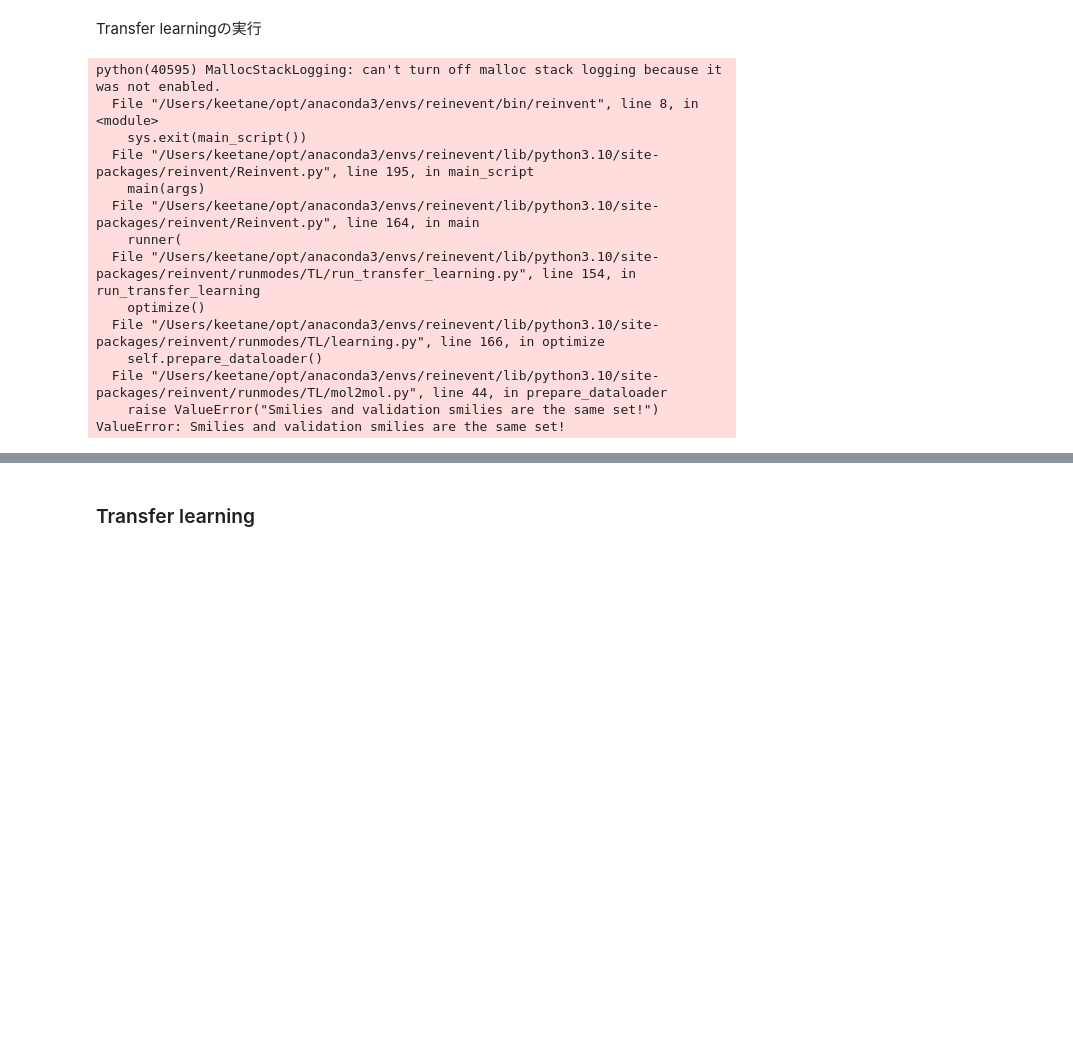
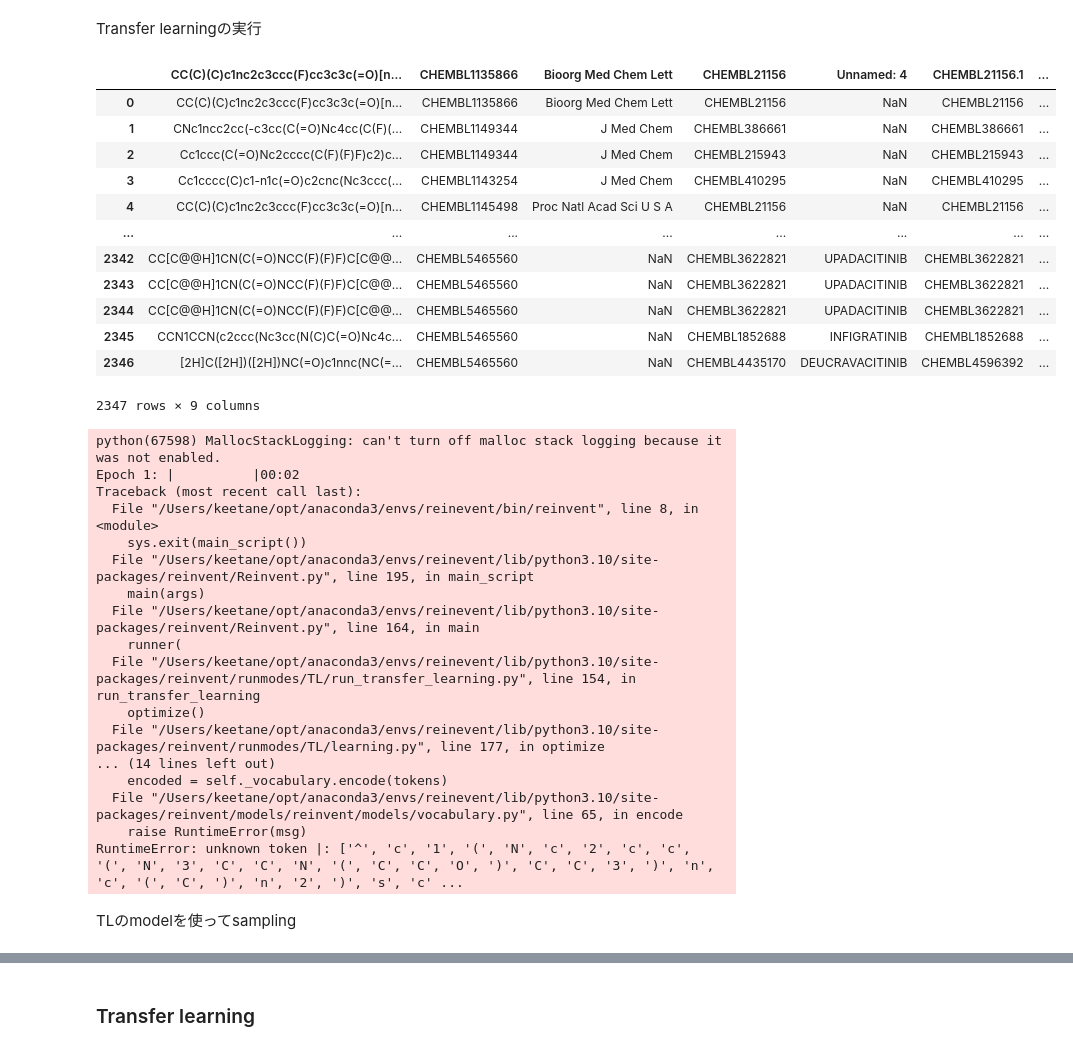
Before and after one commit to keetane/infomatics, a Jupyter notebook: reinvent4.ipynb, the cells around one changed output, grey strips where cells are left out. Cells and saved outputs as stored; diff of their text form; code cells hidden in the pictures; blank space fills up the shorter version.

```diff
--- a/reinvent4.ipynb
+++ b/reinvent4.ipynb
@@ -432,10 +444,28 @@ def TL(model=mol2mol_scaffold_generic, smiles_file=None, device="mps", show=Fals
         return img
 # %% [markdown]
 Transfer learningの実行
+# %%
+pd.read_csv(f'{input}/tyk2.smi', sep='\t')
+# %% [output]
+|  | CC(C)(C)c1nc2c3ccc(F)cc3c3c(=O)[n... | CHEMBL1135866 | Bioorg Med Chem Lett | CHEMBL21156 | Unnamed: 4 | CHEMBL21156.1 | ... |
+| 0 | CC(C)(C)c1nc2c3ccc(F)cc3c3c(=O)[n... | CHEMBL1135866 | Bioorg Med Chem Lett | CHEMBL21156 | NaN | CHEMBL21156 | ... |
+| 1 | CNc1ncc2cc(-c3cc(C(=O)Nc4cc(C(F)(... | CHEMBL1149344 | J Med Chem | CHEMBL386661 | NaN | CHEMBL386661 | ... |
+| 2 | Cc1ccc(C(=O)Nc2cccc(C(F)(F)F)c2)c... | CHEMBL1149344 | J Med Chem | CHEMBL215943 | NaN | CHEMBL215943 | ... |
+| 3 | Cc1cccc(C)c1-n1c(=O)c2cnc(Nc3ccc(... | CHEMBL1143254 | J Med Chem | CHEMBL410295 | NaN | CHEMBL410295 | ... |
+| 4 | CC(C)(C)c1nc2c3ccc(F)cc3c3c(=O)[n... | CHEMBL1145498 | Proc Natl Acad Sci U S A | CHEMBL21156 | NaN | CHEMBL21156 | ... |
+| ... | ... | ... | ... | ... | ... | ... | ... |
+| 2342 | CC[C@@H]1CN(C(=O)NCC(F)(F)F)C[C@@... | CHEMBL5465560 | NaN | CHEMBL3622821 | UPADACITINIB | CHEMBL3622821 | ... |
+| 2343 | CC[C@@H]1CN(C(=O)NCC(F)(F)F)C[C@@... | CHEMBL5465560 | NaN | CHEMBL3622821 | UPADACITINIB | CHEMBL3622821 | ... |
+| 2344 | CC[C@@H]1CN(C(=O)NCC(F)(F)F)C[C@@... | CHEMBL5465560 | NaN | CHEMBL3622821 | UPADACITINIB | CHEMBL3622821 | ... |
+| 2345 | CCN1CCN(c2ccc(Nc3cc(N(C)C(=O)Nc4c... | CHEMBL5465560 | NaN | CHEMBL1852688 | INFIGRATINIB | CHEMBL1852688 | ... |
+| 2346 | [2H]C([2H])([2H])NC(=O)c1nnc(NC(=... | CHEMBL5465560 | NaN | CHEMBL4435170 | DEUCRAVACITINIB | CHEMBL4596392 | ... |
+2347 rows × 9 columns
 # %%
-TL(smiles_file=f'{input}/tyk2.smi')
+TL(model=reinvent, input=f'{input}/tyk2.smi', valid=f'{input}/tyk2.smi', device="mps")
 # %% [output]
-python(40595) MallocStackLogging: can't turn off malloc stack logging because it was not enabled.
+python(67598) MallocStackLogging: can't turn off malloc stack logging because it was not enabled.
+Epoch 1: |          |00:02
+Traceback (most recent call last):
   File "/Users/keetane/opt/anaconda3/envs/reinevent/bin/reinvent", line 8, in <module>
     sys.exit(main_script())
   File "/Users/keetane/opt/anaconda3/envs/reinevent/lib/python3.10/site-packages/reinvent/Reinvent.py", line 195, in main_script
@@ -444,8 +474,11 @@ python(40595) MallocStackLogging: can't turn off malloc stack logging because it
     runner(
   File "/Users/keetane/opt/anaconda3/envs/reinevent/lib/python3.10/site-packages/reinvent/runmodes/TL/run_transfer_learning.py", line 154, in run_transfer_learning
     optimize()
-  File "/Users/keetane/opt/anaconda3/envs/reinevent/lib/python3.10/site-packages/reinvent/runmodes/TL/learning.py", line 166, in optimize
-    self.prepare_dataloader()
-  File "/Users/keetane/opt/anaconda3/envs/reinevent/lib/python3.10/site-packages/reinvent/runmodes/TL/mol2mol.py", line 44, in prepare_dataloader
-    raise ValueError("Smilies and validation smilies are the same set!")
-ValueError: Smilies and validation smilies are the same set!
+  File "/Users/keetane/opt/anaconda3/envs/reinevent/lib/python3.10/site-packages/reinvent/runmodes/TL/learning.py", line 177, in optimize
+... (14 lines left out)
+    encoded = self._vocabulary.encode(tokens)
+  File "/Users/keetane/opt/anaconda3/envs/reinevent/lib/python3.10/site-packages/reinvent/models/reinvent/models/vocabulary.py", line 65, in encode
+    raise RuntimeError(msg)
+RuntimeError: unknown token |: ['^', 'c', '1', '(', 'N', 'c', '2', 'c', 'c', '(', 'N', '3', 'C', 'C', 'N', '(', 'C', 'C', 'O', ')', 'C', 'C', '3', ')', 'n', 'c', '(', 'C', ')', 'n', '2', ')', 's', 'c' ...
+# %% [markdown]
+TLのmodelを使ってsampling
```
Also changed, not shown: parts of 8 cells of this notebook.
